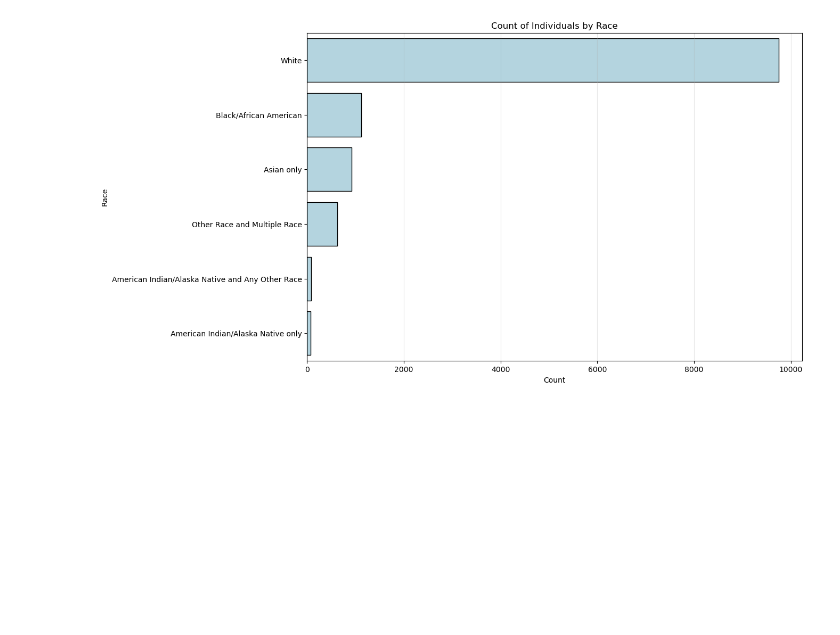
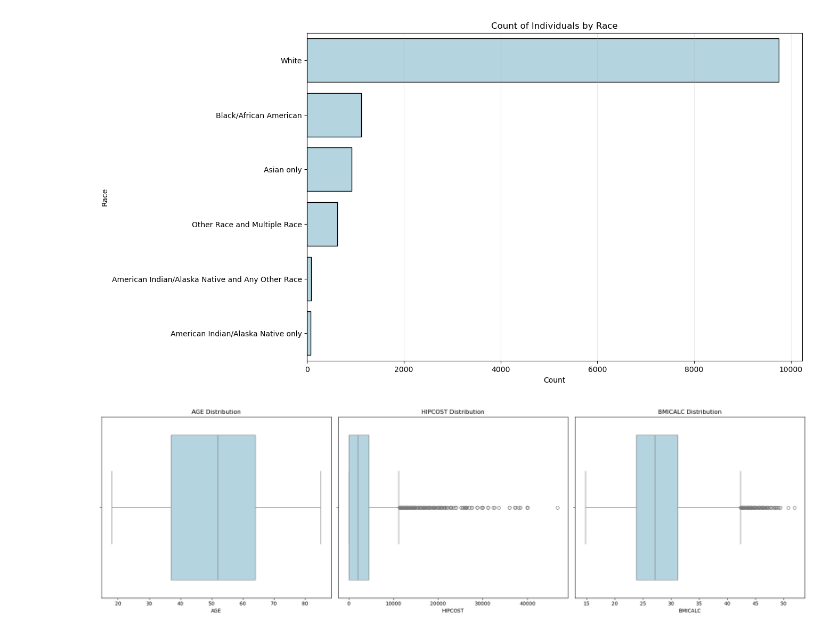
Before and after one commit to evapa1/cs1090afinalproj, a Jupyter notebook: debugged2.ipynb, the cells around one changed output. Drawn from its saved outputs; the diff is of its cells as text; code cells hidden in the pictures; blank space fills up the shorter version.

```diff
--- a/debugged2.ipynb
+++ b/debugged2.ipynb
@@ -12,7 +12,7 @@ df = pd.read_csv('nhis_00012.csv')
 # %%
 df.head()
 df = df[(df['HIPRIVATEE'].isin([2,3])) & (df['ASTATFLG']==1)].copy()
-df.drop(columns=['NHISHID','NHISPID','SAMPWEIGHT','HIPRIVATEE','ASTATFLG','DVINTWELL','HINOTYR'],inplace=True)
+df.drop(columns=['NHISHID','NHISPID','SAMPWEIGHT','HIPRIVATEE','ASTATFLG','DVINTWELL','HINOTYR', 'EMPHI','HINOTCOVE','HICHIPE'],inplace=True)
 # %% [markdown]
 ## Recoding Variables
 For readibility, we decided to recode certain variables. Categorical variables which were coded numerically were broken down into legible categories. Moreover, we changed variables we thought to be binary but were not coded as such to be 0 or 1.
@@ -194,12 +194,6 @@ df['WORMEDBILL'] = df['WORMEDBILL'].replace({
     3: 'Not at all worried'
 }).where(df['WORMEDBILL'].isin(range(1,4)), np.nan)
 
-df['HICHIPE'] = np.select(
-    [df['HICHIPE'] == 10, df['HICHIPE'].isin(range(20, 23))],
-    [0, 1],
-    default=np.nan
-)
-
 df['HIMILITE'] = np.select(
     [df['HIMILITE'] == 10, df['HIMILITE'].isin(range(20, 26))],
     [0, 1],
@@ -218,12 +212,10 @@ def replace_yes_no(column):
 
 cols_to_replace = ['MDEXUPADV','ARTHGLUPEV', 'ASTHMAEV', 'HOSPNGHT','THERAPYR','SAWMENT',
                    'DELAYCOST', 'DELAYINS','YDELAYMEDYR','YSKIMPMEDYR','YSKIPMEDYR', 'HIPROBPAYR',
-                   'HINOTCOVE', 'EMPHI','CHEARTDIEV', 'CHRFATIGEV', 'CHOLHIGHEV', 'DEMENTIAEV',
+                   'CHEARTDIEV', 'CHRFATIGEV', 'CHOLHIGHEV', 'DEMENTIAEV',
                    'DEPRESSEV', 'DIABETICEV','HEARTATTEV', 'HYPERTENEV','STROKEV', 'COPDEV',
                    'IMSPCHC', 'HRAUSES','GLASSLENS', 'CANCEREV', 'GOTSSISSDI', 'YDELAYMENTAL','FAMKIDNO']
 df[cols_to_replace] = df[cols_to_replace].apply(replace_yes_no)
-# %%
-df['EMPHI'] = df['EMPHI'].apply(lambda x: 1 if x == 2 else 0)
 # %%
 # recode ALCANYTP
 df['ALCANYTP'] = df['ALCANYTP'].replace({
@@ -319,3 +314,36 @@ plt.grid(axis='x', alpha=0.3)
 plt.show()
 # %% [output]
 [figure]
+# %%
+binary_predictors = [
+    'HIMCAIDE', 'HIMCAREE', 'CITIZEN', 'ARMFEV', 'GOTSSISSDI',
+    'YSKIMPMEDYR', 'YSKIPMEDYR', 'YDELAYMEDYR', 'MDEXUPADV', 'ARTHGLUPEV',
+    'ASTHMAEV', 'HOSPNGHT', 'THERAPYR', 'SAWMENT', 'DELAYCOST', 'DELAYINS',
+    'HIPROBPAYR', 'CHEARTDIEV', 'CHRFATIGEV', 'CHOLHIGHEV',
+    'DEMENTIAEV', 'DEPRESSEV', 'DIABETICEV', 'HEARTATTEV', 'HYPERTENEV',
+    'STROKEV', 'COPDEV', 'IMSPCHC', 'HRAUSES', 'GLASSLENS', 'CANCEREV',
+    'GOTWELF', 'HIMILITE'
+]
+
+categorical_predictors = [
+    'REGION', 'SEX', 'MARSTCUR', 'RACENEW', 'EDUC', 'POVERTY', 'EMPSTAT',
+    'GOTRET', 'HEALTH', 'DVINT', 'URGCAREYRNO', 'ERYRNO', 'WORMEDBILL',
+    'ALCANYTP', 'SMOKFREQNOW', 'LAMTWRK'
+]
+
+continuous_predictors = [
+    'AGE', 'HIPCOST', 'BMICALC'
+]
+
+fig, axes = plt.subplots(nrows=1, ncols=3, figsize=(20, 6))
+axes = axes.ravel()
+
+for i, predictor in enumerate(continuous_predictors[:18]):
+    sns.boxplot(x=df[predictor], ax=axes[i], color="lightblue")
+    axes[i].set_title(f'{predictor} Distribution')
+    axes[i].set_xlabel(predictor)
+
+plt.tight_layout()
+plt.show()
+# %% [output]
+[figure, added]
```
Also changed, not shown: parts of 5 cells of this notebook.
